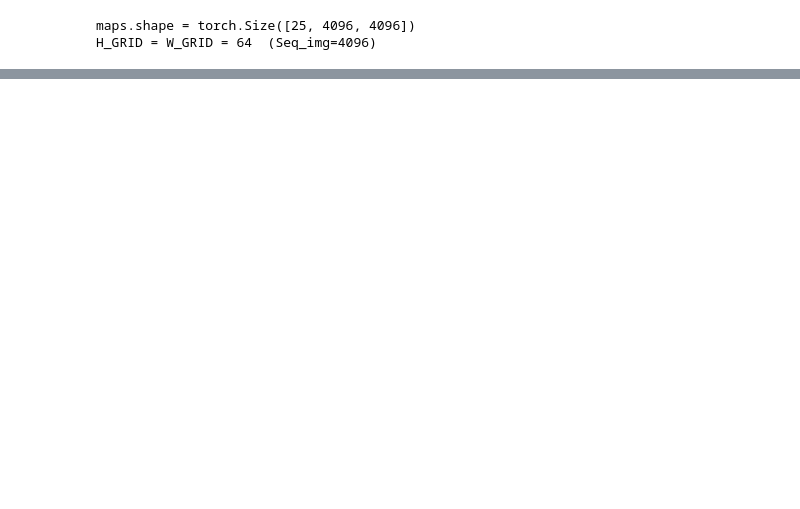
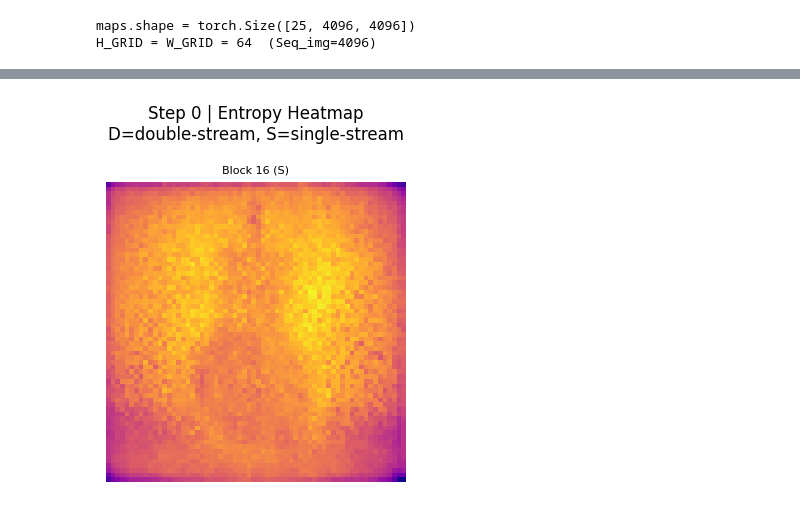
Before and after one commit to yyyyy7105/diffusers_csc2210, a Jupyter notebook: 2210/vis_attn_img.ipynb, the cells around one changed output, grey strips where cells are left out. Cells and saved outputs as stored; diff of their text form; code cells hidden in the pictures; blank space fills up the shorter version.

```diff
--- a/2210/vis_attn_img.ipynb
+++ b/2210/vis_attn_img.ipynb
@@ -249,3 +287,39 @@ plt.show()
+# %%
+def plot_entropy_blocks(maps, step, fig_height=4, color_bar=True, blocks=None):
+    """1×n grid showing per-patch attention entropy for chosen blocks.
+
+    Args:
+        blocks: list of block indices to plot, e.g. [0, 5, 10, 20].
+                Default None plots all 25 blocks.
+    """
+    block_indices = list(range(maps.shape[0])) if blocks is None else blocks
+    n = len(block_indices)
+
+    fig, axes = plt.subplots(1, n, figsize=(fig_height * n, fig_height))
+    if n == 1:
+        axes = [axes]
+    for ax, b in zip(axes, block_indices):
+        attn = maps[b].float()
+        eps = 1e-8
+        entropy = -(attn * (attn + eps).log()).sum(dim=-1)
+        entropy_map = entropy.reshape(H_GRID, W_GRID).numpy()
+        im = ax.imshow(entropy_map, cmap="plasma")
+        if color_bar:
+            fig.colorbar(im, ax=ax, fraction=0.046, pad=0.04)
+        stream = "D" if b < 5 else "S"
+        ax.set_title(f"Block {b} ({stream})", fontsize=8)
+        ax.axis("off")
+    plt.suptitle(
+        f"Step {step} | Entropy Heatmap\n"
+        "D=double-stream, S=single-stream"
+    )
+    plt.tight_layout()
+    return fig
+
+fig = plot_entropy_blocks(maps, STEP, color_bar=False, blocks=[16])
+plt.show()
+# %% [output]
+[figure, added]
 # %%
 ENTROPY_ALL_GIF_PATH = f"{HEATMAP_DIR}/entropy_all_blocks_steps.gif"
 ENTROPY_ALL_GIF_DPI = 72
```
Also changed, not shown: parts of 10 cells of this notebook, 33 other files.
